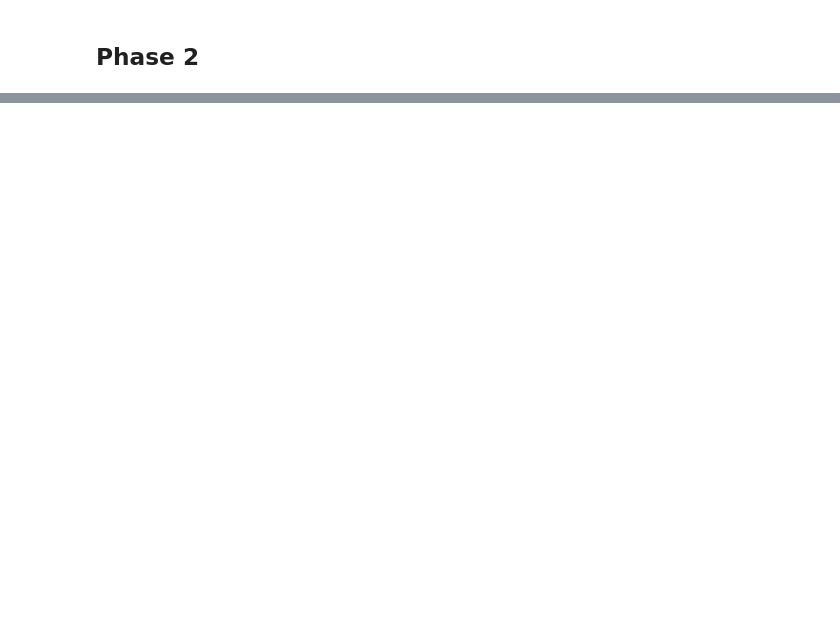
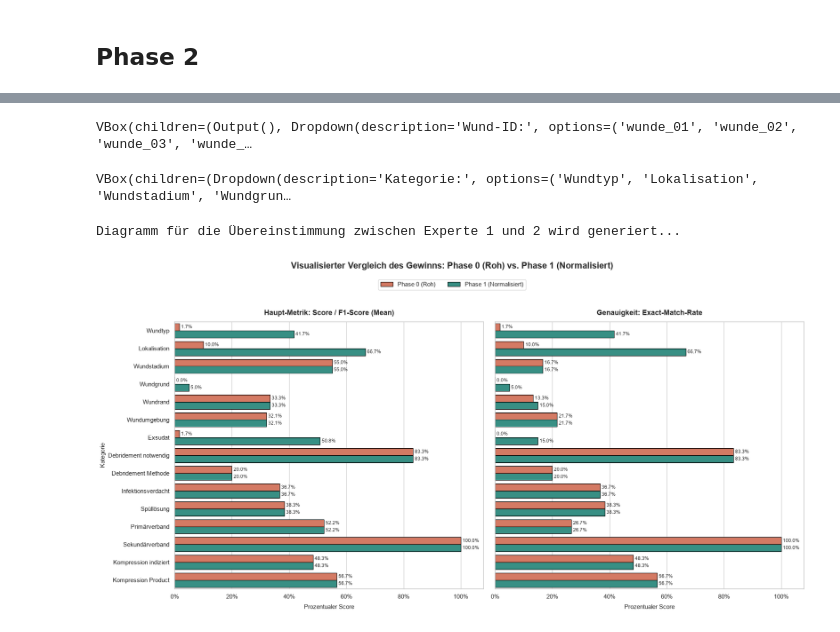
Before and after one commit to code-mert/masterarbeitmodell, a Jupyter notebook: notebooks/analyse_lr/analyse_LR.ipynb, the cells around one changed output, grey strips where cells are left out. Drawn from its saved outputs; the diff is of its cells as text; code cells hidden in the pictures; blank space fills up the shorter version.

```diff
--- a/notebooks/analyse_lr/analyse_LR.ipynb
+++ b/notebooks/analyse_lr/analyse_LR.ipynb
@@ -169,0 +62,21 @@ Dropdown(description='Kategorie:', index=13, layout=Layout(width='300px'), optio
+# %%
+compare_wunden_trace_interactive()
+compare_categories_trace_interactive()
+# %% [output]
+VBox(children=(Output(), Dropdown(description='Wund-ID:', options=('wunde_01', 'wunde_02', 'wunde_03', 'wunde_…
+VBox(children=(Dropdown(description='Kategorie:', options=('Wundtyp', 'Lokalisation', 'Wundstadium', 'Wundgrun…
+# %%
+# =====================================================================
+# ÜBEREINSTIMMUNG ZWISCHEN EXPERTE 1 UND EXPERTE 2 (ROH VS. NORMALISIERT)
+# =====================================================================
+
+# 1. Berechne die Übereinstimmung für beide Phasen (Roh vs. Normalisiert)
+df_exp_raw = calculate_experts_summary_LR(normalised=False)
+df_exp_norm = calculate_experts_summary_LR(normalised=True)
+
+# 2. Zeichne das Vergleichsdiagramm
+print("Diagramm für die Übereinstimmung zwischen Experte 1 und 2 wird generiert...")
+plot_gt_comparison(df_exp_raw, df_exp_norm)
+# %% [output]
+Diagramm für die Übereinstimmung zwischen Experte 1 und 2 wird generiert...
+[figure, added]
```
Also changed, not shown: parts of 12 cells of this notebook, 13 other files.
